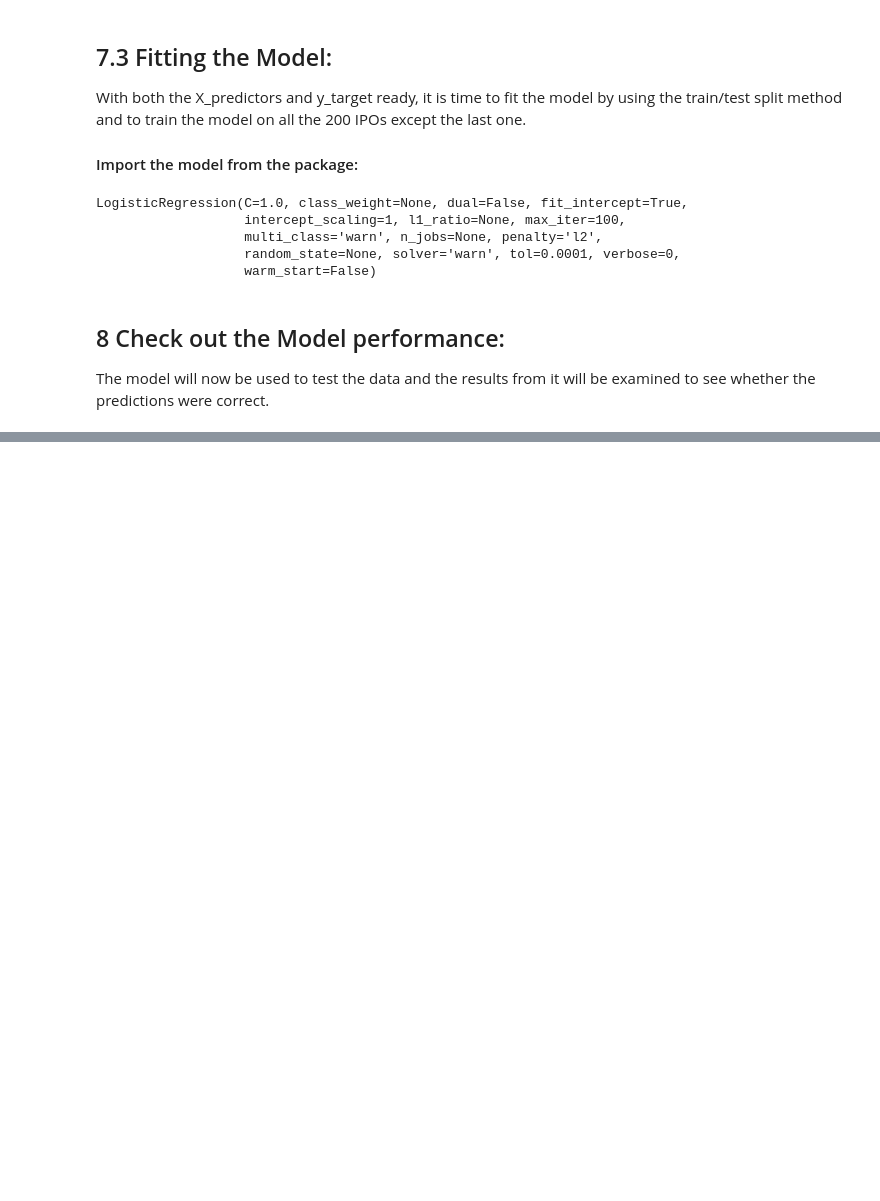
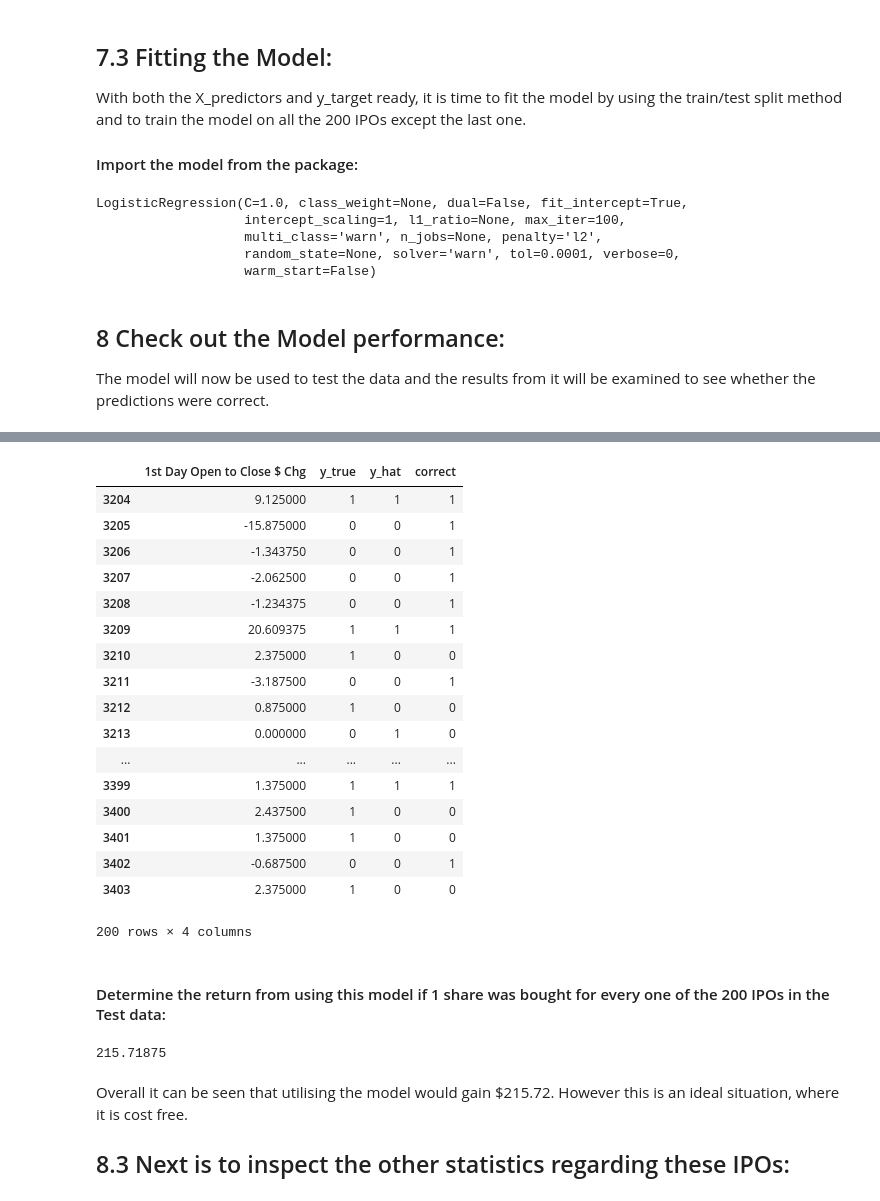
Before and after one commit to ylee9107/ML_app_Forecast_IPOmarket, a Jupyter notebook: ML_app_Forecast_IPOmarket.ipynb, the cells around one changed output, grey strips where cells are left out. Drawn from its saved outputs; the diff is of its cells as text; code cells hidden in the pictures; blank space fills up the shorter version.

```diff
--- a/ML_app_Forecast_IPOmarket.ipynb
+++ b/ML_app_Forecast_IPOmarket.ipynb
@@ -572,3 +572,15 @@ LogisticRegression(C=1.0, class_weight=None, dual=False, fit_intercept=True,
 ## 8 Check out the Model performance:
 
 The model will now be used to test the data and the results from it will be examined to see whether the predictions were correct.
+# %%
+# Use the model to predict the test data set:
+y_hat = model.predict(X_test)
+
+# Set y_true to be the same as y_test:
+y_true = y_test
+# %%
+# Create a dataframe to store the results:
+pred_df = pd.DataFrame({'y_true': y_true, 'y_hat': y_hat})
+# %%
+# Create a 'correct' column:
+pred_df['correct'] = pred_df.apply(lambda x: 1 if x['y_true'] == x['y_hat'] else 0, axis = 1)
@@ -574,0 +640,34 @@ The model will now be used to test the data and the results from it will be exam
+# %%
+# Join the results data with the 1st-day change data:
+results = pd.merge(df_ipo[['1st Day Open to Close $ Chg']], pred_df, left_index = True, right_index = True)
+# %%
+results
+# %% [output]
+|  | 1st Day Open to Close $ Chg | y_true | y_hat | correct |
+| 3204 | 9.125000 | 1 | 1 | 1 |
+| 3205 | -15.875000 | 0 | 0 | 1 |
+| 3206 | -1.343750 | 0 | 0 | 1 |
+| 3207 | -2.062500 | 0 | 0 | 1 |
+| 3208 | -1.234375 | 0 | 0 | 1 |
+| 3209 | 20.609375 | 1 | 1 | 1 |
+| 3210 | 2.375000 | 1 | 0 | 0 |
+| 3211 | -3.187500 | 0 | 0 | 1 |
+| 3212 | 0.875000 | 1 | 0 | 0 |
+| 3213 | 0.000000 | 0 | 1 | 0 |
+| ... | ... | ... | ... | ... |
+| 3399 | 1.375000 | 1 | 1 | 1 |
+| 3400 | 2.437500 | 1 | 0 | 0 |
+| 3401 | 1.375000 | 1 | 0 | 0 |
+| 3402 | -0.687500 | 0 | 0 | 1 |
+| 3403 | 2.375000 | 1 | 0 | 0 |
+200 rows × 4 columns
+# %% [markdown]
+#### Determine the return from using this model if 1 share was bought for every one of the 200 IPOs in the Test data:
+# %%
+results['1st Day Open to Close $ Chg'].sum()
+# %% [output]
+215.71875
+# %% [markdown]
+Overall it can be seen that utilising the model would gain $215.72. However this is an ideal situation, where it is cost free.
+
+## 8.3 Next is to inspect the other statistics regarding these IPOs:
```
Also changed, not shown: parts of 13 cells of this notebook.
